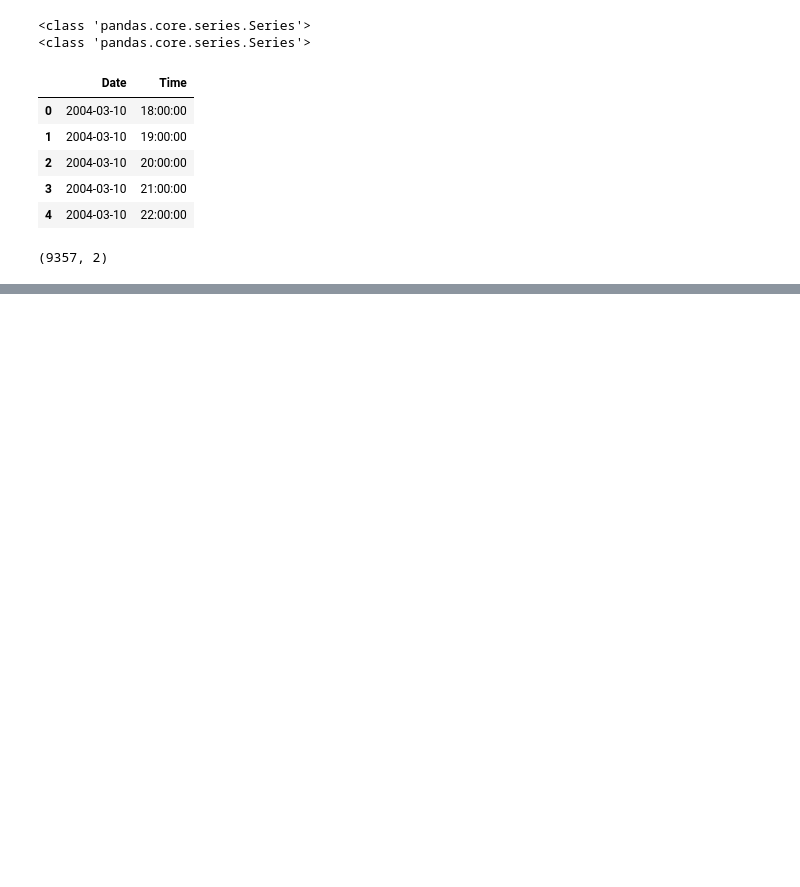
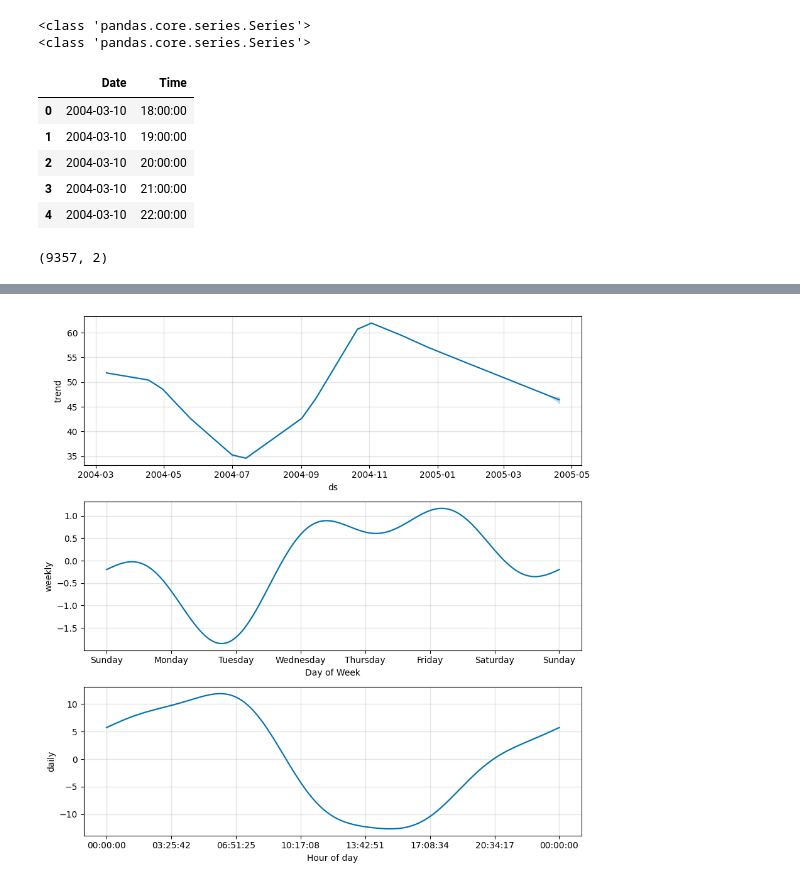
Before and after one commit to iitdamansharma/AI-Powered-Code-Assistant, a Jupyter notebook: Air_Quality_Forcasting_using_ML_.ipynb, the cells around one changed output, grey strips where cells are left out. Cells and saved outputs as stored; diff of their text form; code cells hidden in the pictures; blank space fills up the shorter version.

```diff
--- a/Air_Quality_Forcasting_using_ML_.ipynb
+++ b/Air_Quality_Forcasting_using_ML_.ipynb
@@ -299,0 +416,4 @@ data_time.shape
+# %%
+fig2=model.plot_components(forcast)
+# %% [output]
+[figure, added]
```
Also changed, not shown: parts of 16 cells of this notebook.
